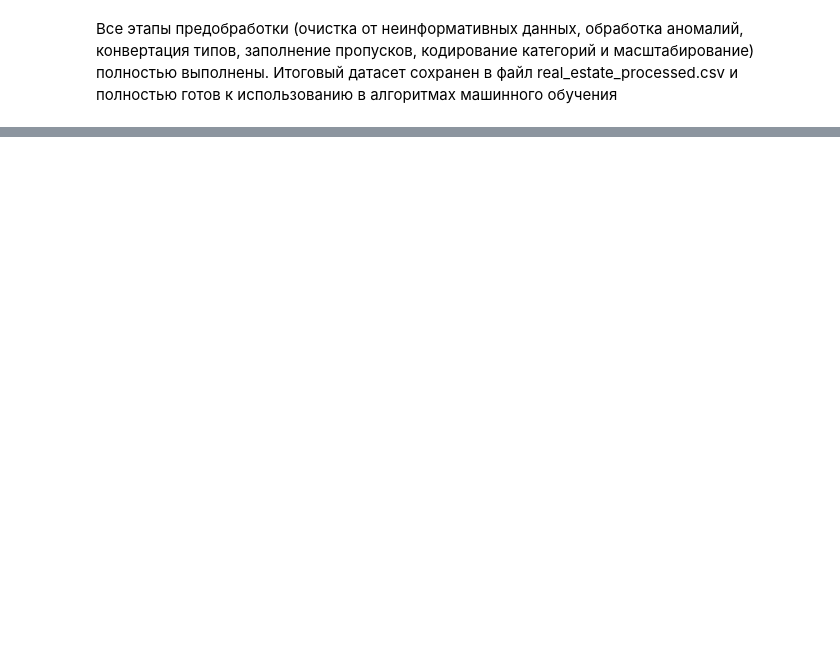
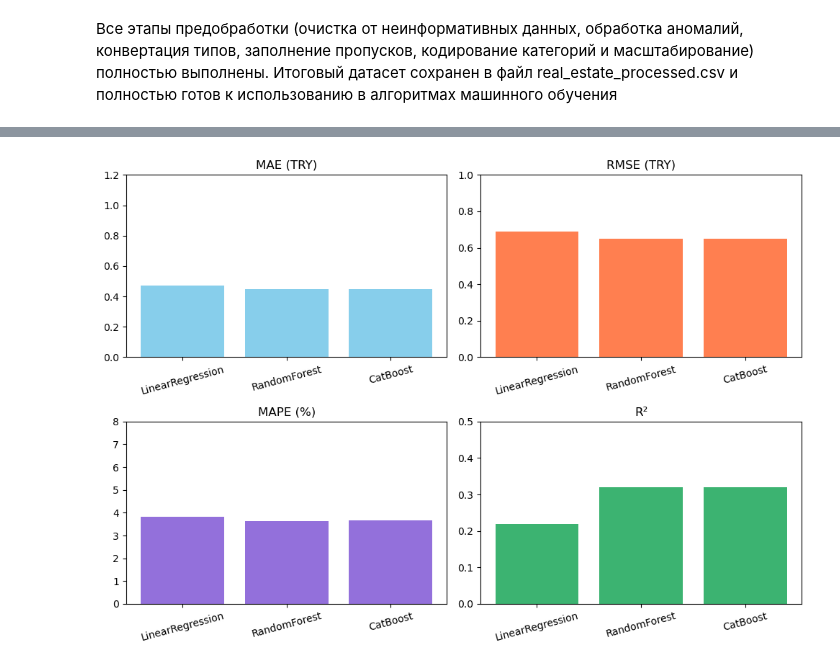
Before and after one commit to mamba578/first_work_four_kurs, a Jupyter notebook: Первая работа.ipynb, the cells around one changed output, grey strips where cells are left out. Saved outputs shown, nothing was run; the diff lists cells and outputs as text; code cells hidden in the pictures; blank space fills up the shorter version.

```diff
--- a/Первая работа.ipynb
+++ b/Первая работа.ipynb
@@ -418,0 +794,39 @@ print(f"Итоговое количество столбцов: {df_clean5.shape
+# %%
+import matplotlib.pyplot as plt
+
+# Данные из таблицы
+models = ['LinearRegression', 'RandomForest', 'CatBoost']
+mae = [0.47, 0.45, 0.45]
+rmse = [0.69, 0.65, 0.65]
+mape = [3.82, 3.64, 3.65]
+r2 = [0.22, 0.32, 0.32]
+
+fig, axes = plt.subplots(2, 2, figsize=(10, 7))
+
+# MAE
+axes[0, 0].bar(models, mae, color='skyblue')
+axes[0, 0].set_title('MAE (TRY)')
+axes[0, 0].set_ylim(0, 1.2)
+
+# RMSE
+axes[0, 1].bar(models, rmse, color='coral')
+axes[0, 1].set_title('RMSE (TRY)')
+axes[0, 1].set_ylim(0, 1.0)
+
+# MAPE
+axes[1, 0].bar(models, mape, color='mediumpurple')
+axes[1, 0].set_title('MAPE (%)')
+axes[1, 0].set_ylim(0, 8)
+
+# R²
+axes[1, 1].bar(models, r2, color='mediumseagreen')
+axes[1, 1].set_title('R²')
+axes[1, 1].set_ylim(0, 0.5)
+
+for ax in axes.flat:
+    ax.tick_params(axis='x', rotation=15)
+
+plt.tight_layout()
+plt.show()
+# %% [output]
+[figure, added]
```
Also changed, not shown: parts of 90 cells of this notebook.
